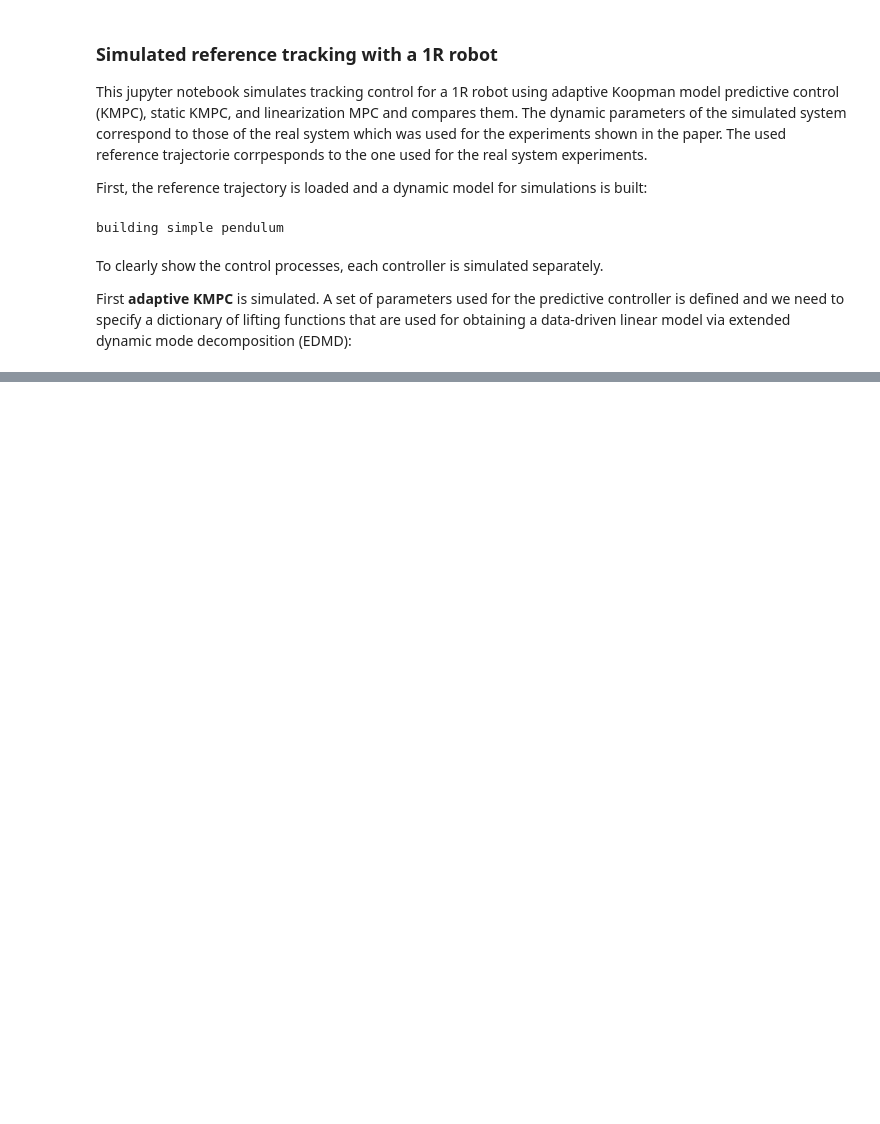
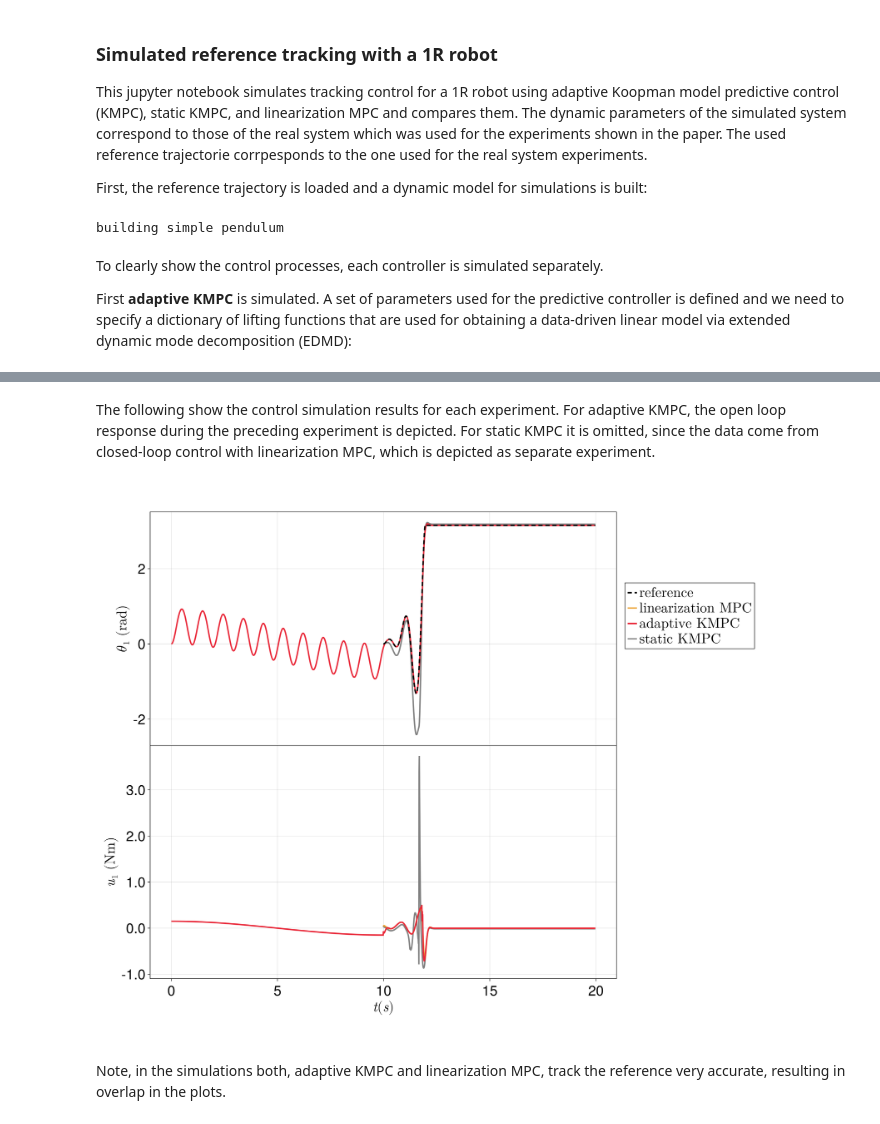
Before and after one commit to adrianodelr/adaptive-koopman-mpc, a Jupyter notebook: src/reference_tracking_single_pendulum.ipynb, the cells around one changed output, grey strips where cells are left out. Saved outputs shown, nothing was run; the diff lists cells and outputs as text; code cells hidden in the pictures; blank space fills up the shorter version.

Commit message:
add controller comparison to jupyter notebook

```diff
--- a/src/reference_tracking_single_pendulum.ipynb
+++ b/src/reference_tracking_single_pendulum.ipynb
@@ -88,0 +112,45 @@ fig = plot_tracking_results(([X_p X_c[:,2:end]],[U_p U_c],[T_p;T_c[2:end].+T_p[e
+# %%
+# EDMD parameters
+Nb = 1000                                                               # length of circular buffer, containing data used for EDMD
+edmd_param_a = EDMDParameters(m, Nb, dict);                             # circular buffer is created within this struct
+
+skmpc_ctrl = AdaptiveKMPC(edmd_param_a, Q, Qf, R, X_ref, H, constr);    # build controller (not really adaptive, since we will not update the internal buffer)
+
+update_buffer!(X_l, U_l, T_l, skmpc_ctrl)                               #
+
+# Reference tracking
+N = 1000                                                                    # duration of the tracking process is given by h*(N-1) (when the reference trajectory ends, the controller will track the last state)
+X_s = zeros(sp.n, N)
+U_s = zeros(m, N-1)
+T_s = 0:h:h*(N-1)
+x0 = [0,0]
+
+X_s[:,1] = x0                                                               # actual tracking process starts from the stable equilibrium position
+for i in 1:N-1
+    U_s[:,i] = get_control(X_s[:,i], i , skmpc_ctrl)                        # this function carries out the EDMD, building and solving of the MPC problem. Variable names are chosen according to the notation in the paper.
+    X_s[:,i+1] .= simulate(X_s[:,i], U_s[:,i], h, sp)                       # apply control
+    update_buffer!(X_s[:,i+1], U_s[:,i], T_s[i], skmpc_ctrl)                # buffer is updated in every time step to provide new data for the EDMD
+end
+# %% [markdown]
+The following show the control simulation results for each experiment. For adaptive KMPC, the open loop response during the preceding experiment is depicted. For static KMPC it is omitted, since the data come from closed-loop control with linearization MPC, which is depicted as separate experiment.
+# %%
+# (pay attention to execute this cell only once!)
+# append data from predecing experiment and actual tracking process for adaptive KMPC
+X_a = [X_p X_a[:,2:end]]
+U_a = [U_p U_a]
+T_a = [T_p;T_a[2:end].+T_p[end]]
+
+# for linearization MPC and static KMPC and reference add time of preceding experiment of adaptive KMPC, such that tracking results are chronologically
+T_l = T_l.+T_p[end]
+T_s = T_s.+T_p[end]
+T_ref = T_ref.+T_p[end]
+
+# extend reference, since controllers tracked final state (X_ref[end]) after T_ref passed in the simulated experiments
+X_ref = [X_ref X_ref[:,end]]
+T_ref = [T_ref; T_s[end]];
+# %%
+fig = plot_tracking_results((X_a, U_a, T_a), (X_s, U_s, T_s),  (X_l, U_l, T_l), (X_ref, T_ref))
+# %% [output]
+[figure, added]
+# %% [markdown]
+Note, in the simulations both, adaptive KMPC and linearization MPC, track the reference very accurate, resulting in overlap in the plots.
```
Also changed, not shown: parts of 7 cells of this notebook, 2 other files.
